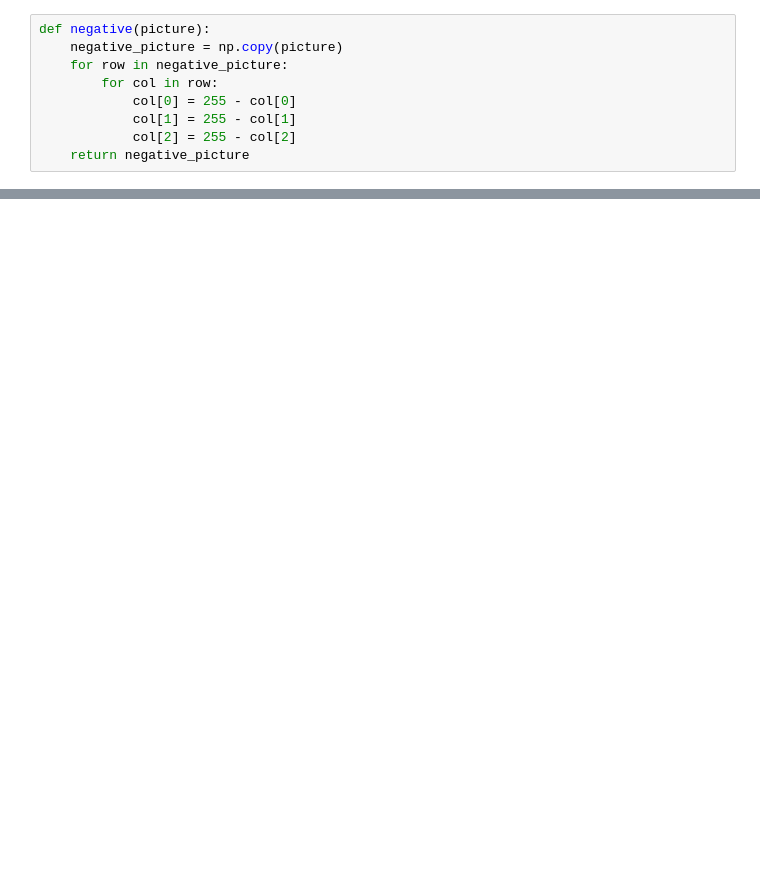
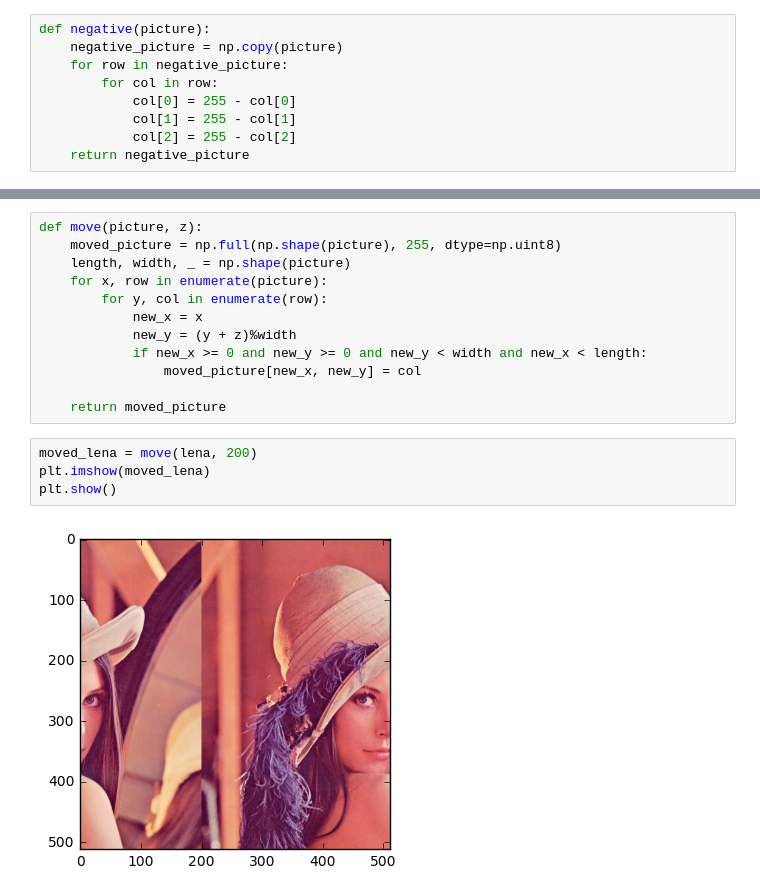
Before and after one commit to KotzMarsa/graphics-and-music-processing, a Jupyter notebook: lab2.ipynb, the cells around one changed output, grey strips where cells are left out. Drawn from its saved outputs; the diff is of its cells as text; blank space fills up the shorter version.

```diff
--- a/lab2.ipynb
+++ b/lab2.ipynb
@@ -87,0 +92,18 @@ plt.show()
+# %%
+def move(picture, z):
+    moved_picture = np.full(np.shape(picture), 255, dtype=np.uint8)
+    length, width, _ = np.shape(picture)
+    for x, row in enumerate(picture):
+        for y, col in enumerate(row):
+            new_x = x
+            new_y = (y + z)%width
+            if new_x >= 0 and new_y >= 0 and new_y < width and new_x < length:
+                moved_picture[new_x, new_y] = col
+
+    return moved_picture
+# %%
+moved_lena = move(lena, 200)
+plt.imshow(moved_lena)
+plt.show()
+# %% [output]
+[figure, added]
```
Also changed, not shown: parts of 14 cells of this notebook, 17 other files.
